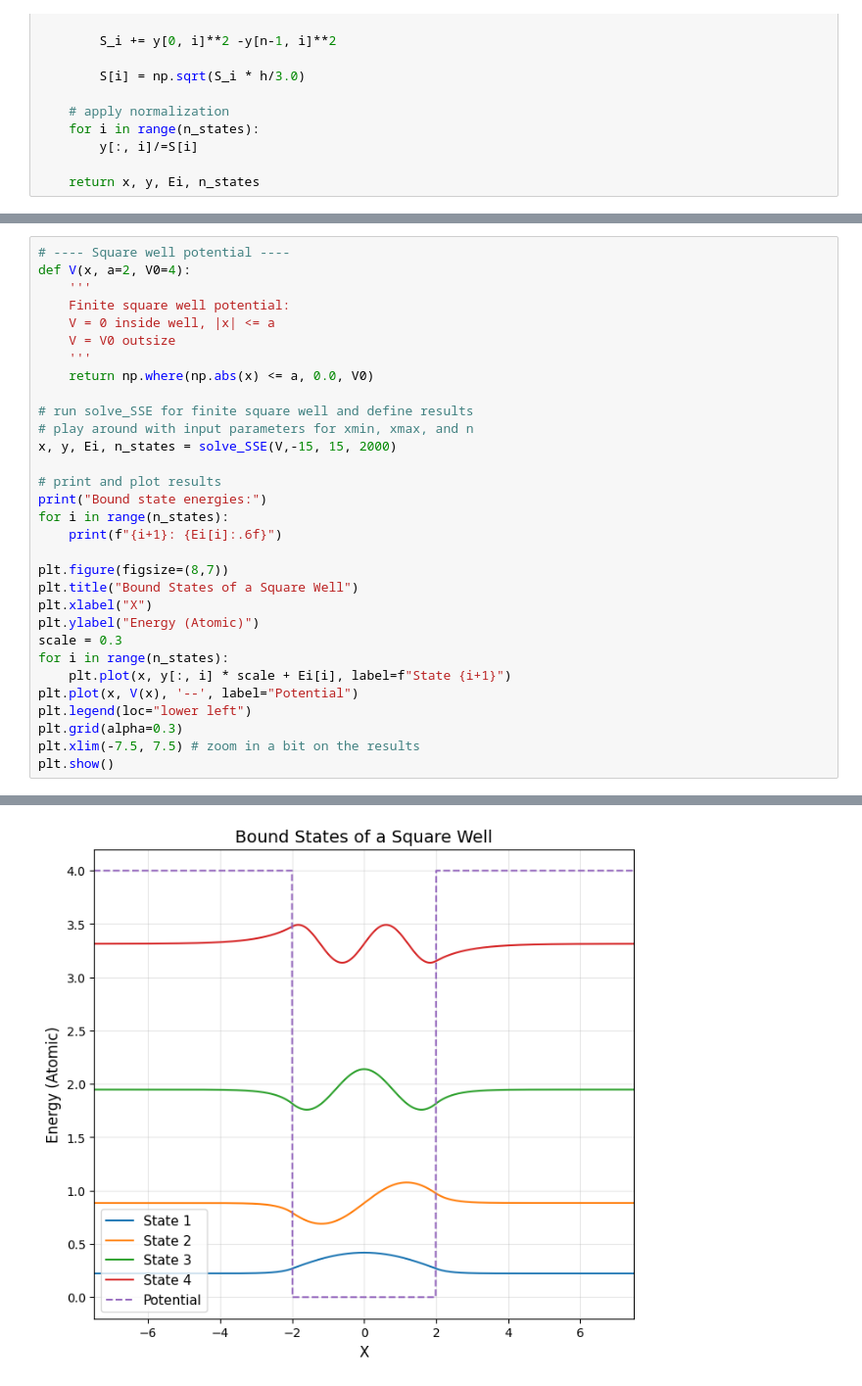
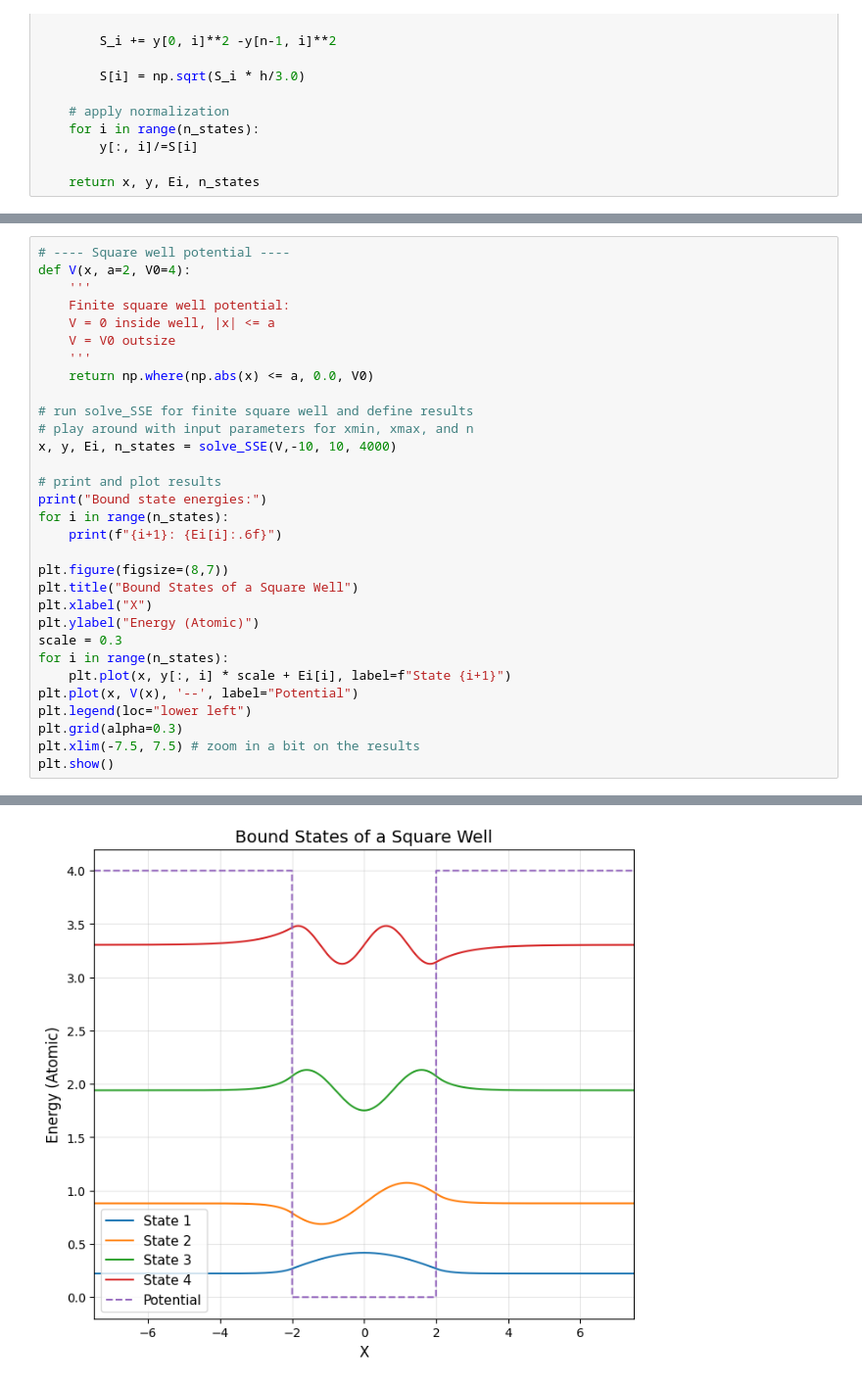
Before and after one commit to hdauphin/PHYS420Fall25, a Jupyter notebook: HW07_Project2.ipynb, the cells around one changed output, grey strips where cells are left out. Shown at 98% size. Saved outputs shown, nothing was run; the diff lists cells and outputs as text.

```diff
--- a/HW07_Project2.ipynb
+++ b/HW07_Project2.ipynb
@@ -100,7 +100,7 @@ def V(x, a=2, V0=4):
 
 # run solve_SSE for finite square well and define results
 # play around with input parameters for xmin, xmax, and n
-x, y, Ei, n_states = solve_SSE(V,-15, 15, 2000)
+x, y, Ei, n_states = solve_SSE(V,-10, 10, 4000)
 
 # print and plot results
 print("Bound state energies:")
@@ -129,4 +128,4 @@ Bound state energies:
-[figure, old version]
+[figure, new version]
 # %% [markdown]
 <img src="./Images/HW07_P02(3).png" width="700px">
 # %%
```
Also changed, not shown: parts of 6 cells of this notebook.
